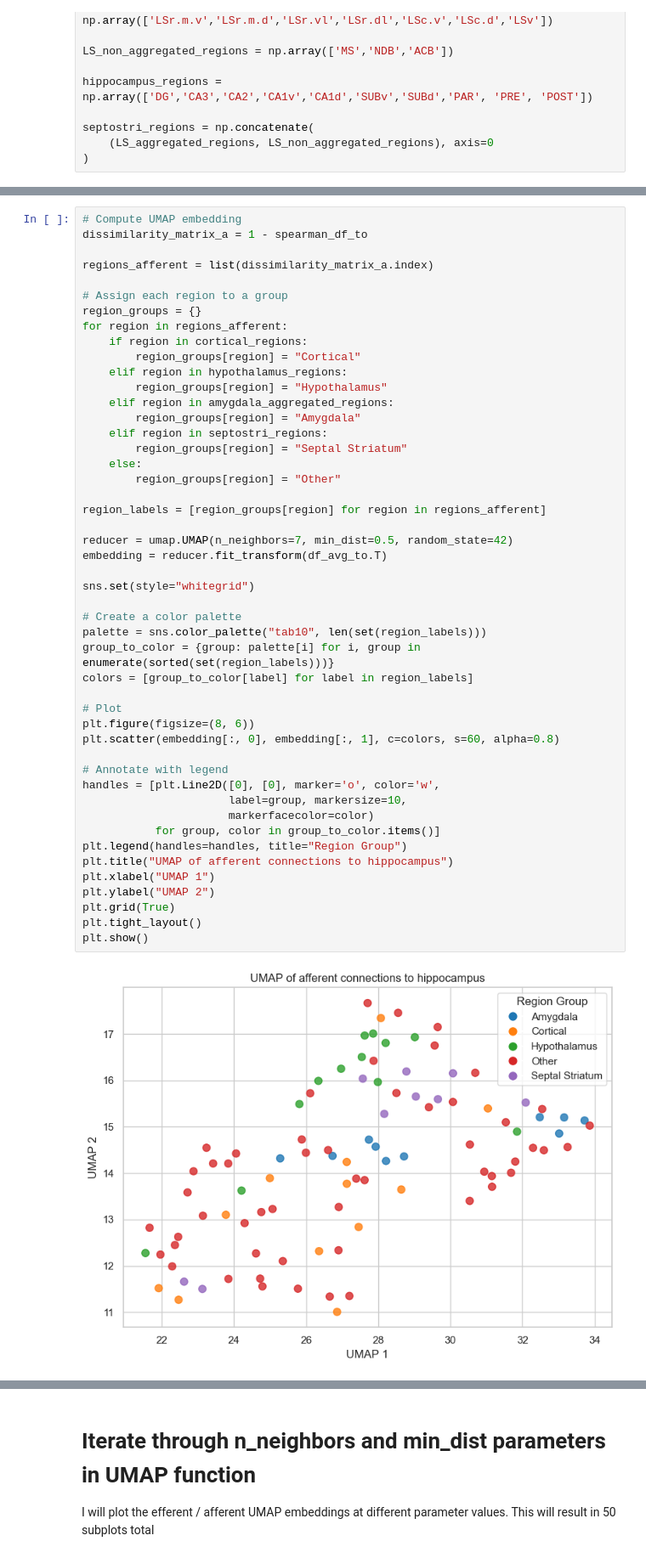
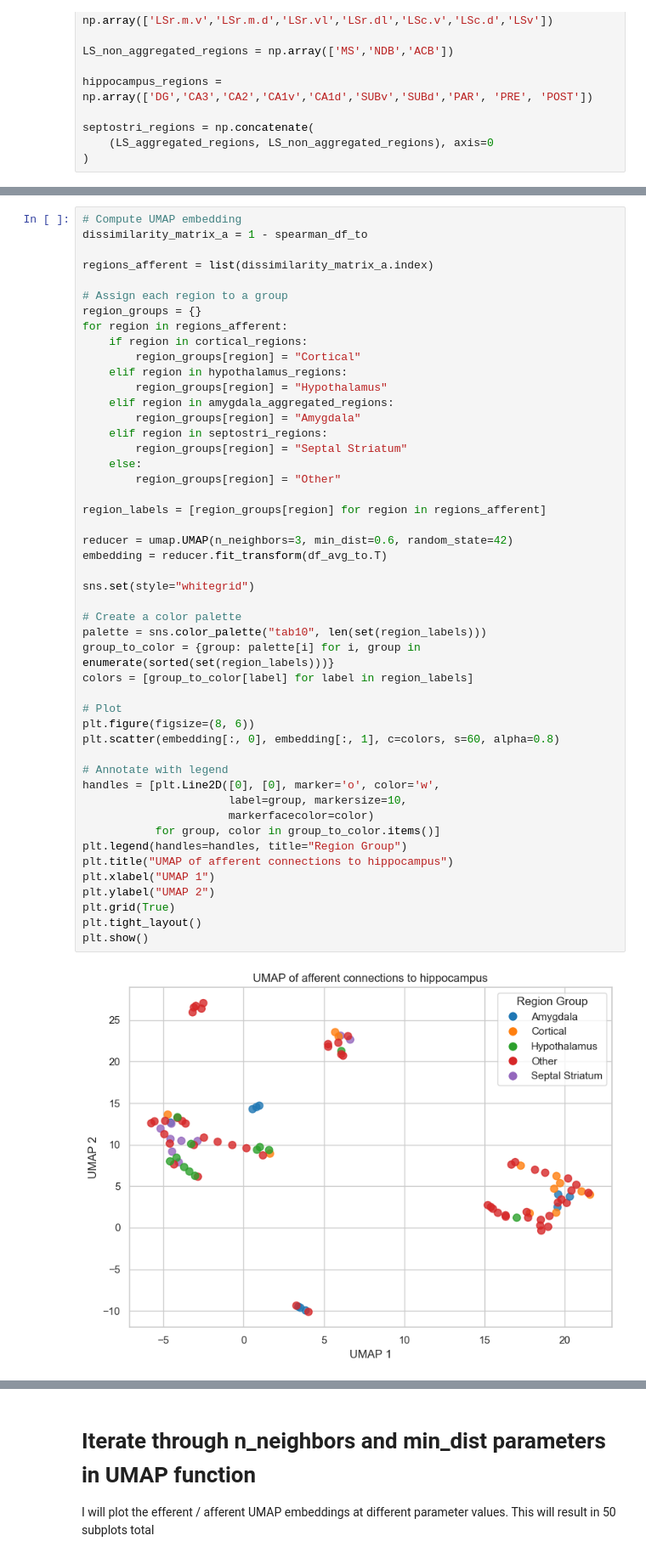
Before and after one commit to chris-weinberger/br2f_connectome, a Jupyter notebook: scripts/UMAP_analysis.ipynb, the cells around one changed output, grey strips where cells are left out. Shown at 85% size. Drawn from its saved outputs; the diff is of its cells as text.

```diff
--- a/scripts/UMAP_analysis.ipynb
+++ b/scripts/UMAP_analysis.ipynb
@@ -186,32 +256,32 @@ for region in regions_afferent:
         region_groups[region] = "Other"
 
 region_labels = [region_groups[region] for region in regions_afferent]
 
-reducer = umap.UMAP(n_neighbors=7, min_dist=0.5, random_state=42)
+reducer = umap.UMAP(n_neighbors=3, min_dist=0.6, random_state=42)
 embedding = reducer.fit_transform(df_avg_to.T)
 
 sns.set(style="whitegrid")
 
 # Create a color palette
 palette = sns.color_palette("tab10", len(set(region_labels)))
 group_to_color = {group: palette[i] for i, group in enumerate(sorted(set(region_labels)))}
 colors = [group_to_color[label] for label in region_labels]
 
 # Plot
 plt.figure(figsize=(8, 6))
 plt.scatter(embedding[:, 0], embedding[:, 1], c=colors, s=60, alpha=0.8)
 
 # Annotate with legend
 handles = [plt.Line2D([0], [0], marker='o', color='w',
                       label=group, markersize=10,
                       markerfacecolor=color)
            for group, color in group_to_color.items()]
 plt.legend(handles=handles, title="Region Group")
 plt.title("UMAP of afferent connections to hippocampus")
 plt.xlabel("UMAP 1")
 plt.ylabel("UMAP 2")
 plt.grid(True)
 plt.tight_layout()
 plt.show()
 # %% [output]
-[figure, old version]
+[figure, new version]
```
Also changed, not shown: parts of 12 cells of this notebook, 4 other files.
